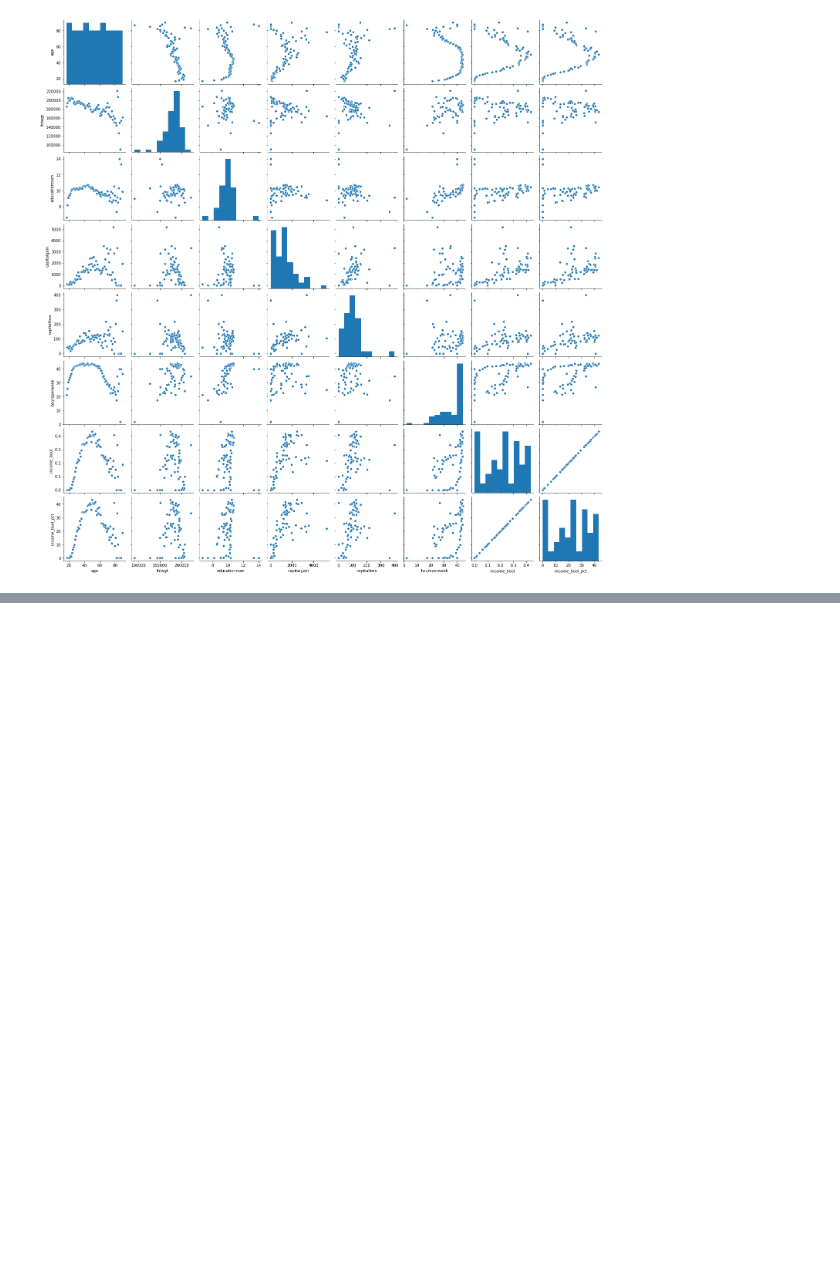
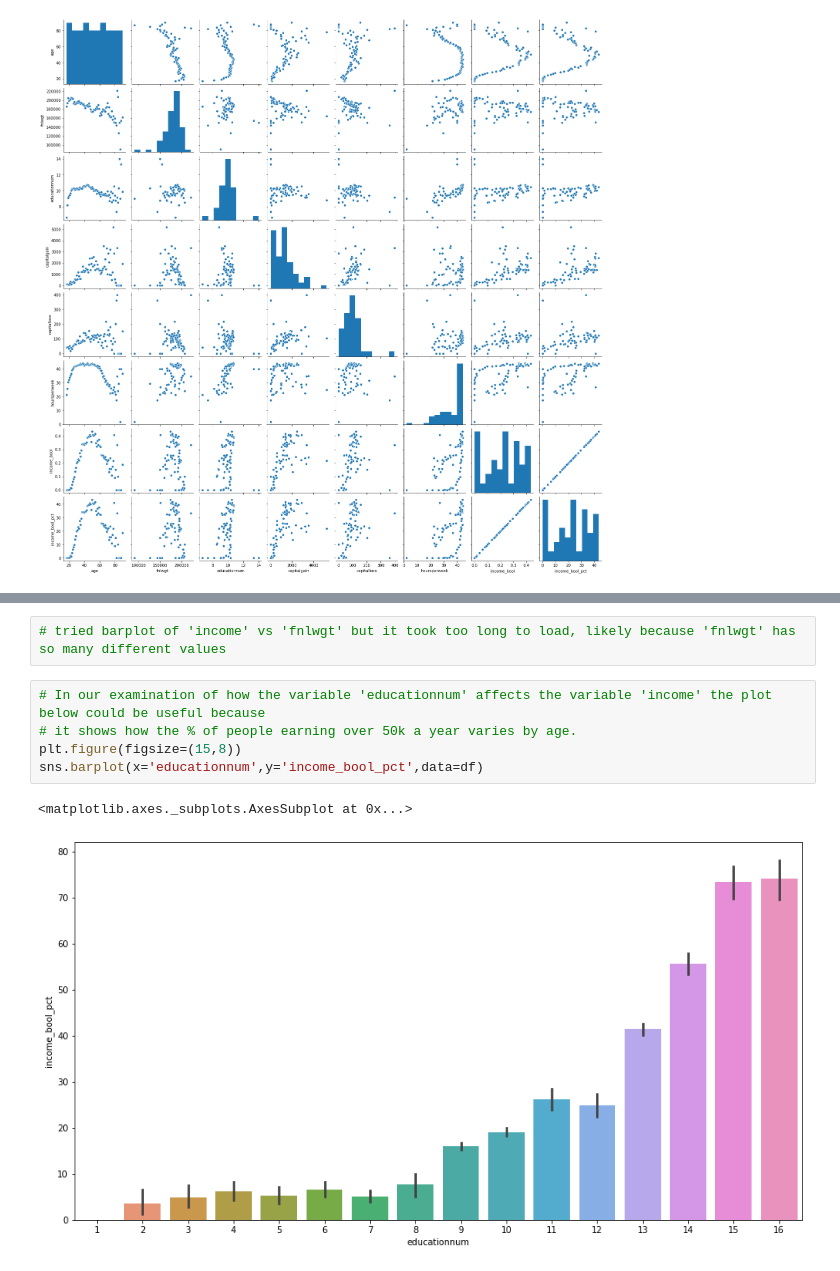
Before and after one commit to rglvk/Capstone-Two, a Jupyter notebook: Unit 11- EDA-Revised.ipynb, the cells around one changed output, grey strips where cells are left out. Drawn from its saved outputs; the diff is of its cells as text; blank space fills up the shorter version.

```diff
--- a/Unit 11- EDA-Revised.ipynb
+++ b/Unit 11- EDA-Revised.ipynb
@@ -181,0 +198,10 @@ sns.pairplot(df2)
+# %%
+# tried barplot of 'income' vs 'fnlwgt' but it took too long to load, likely because 'fnlwgt' has so many different values
+# %%
+# In our examination of how the variable 'educationnum' affects the variable 'income' the plot below could be useful because
+# it shows how the % of people earning over 50k a year varies by age.
+plt.figure(figsize=(15,8))
+sns.barplot(x='educationnum',y='income_bool_pct',data=df)
+# %% [output]
+<matplotlib.axes._subplots.AxesSubplot at 0x...>
+[figure, added]
```
Also changed, not shown: parts of 25 cells of this notebook.
